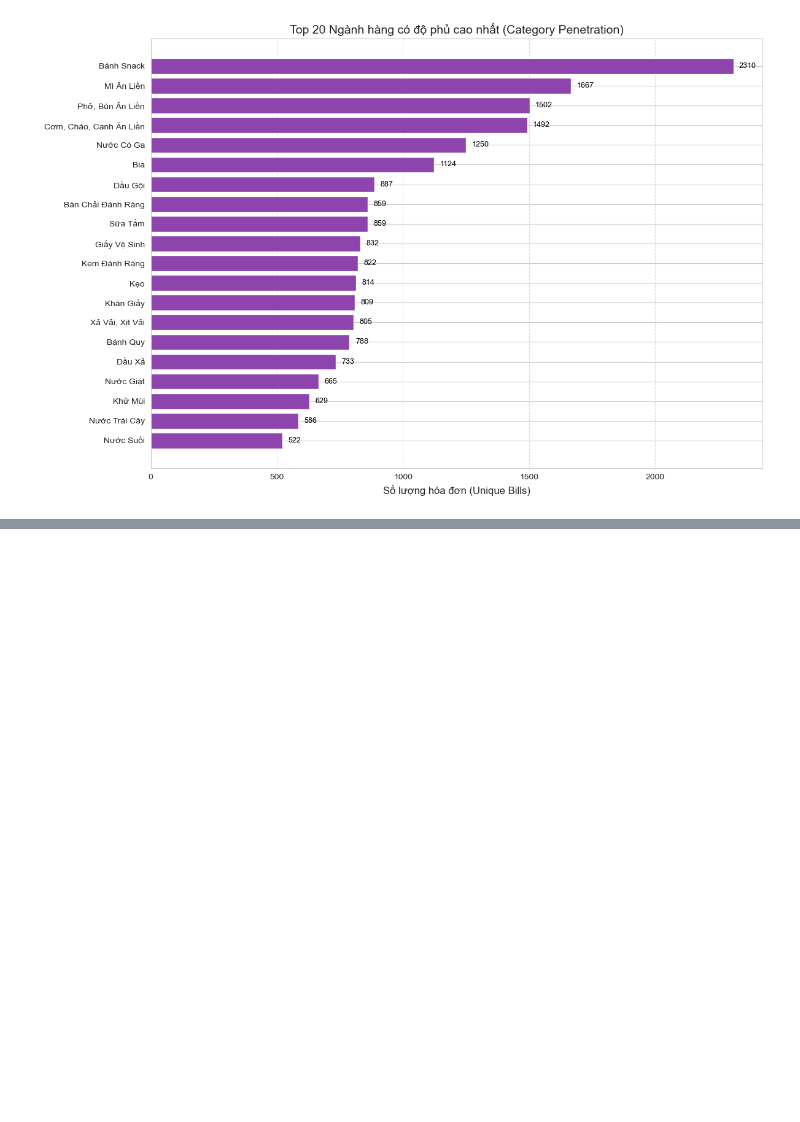
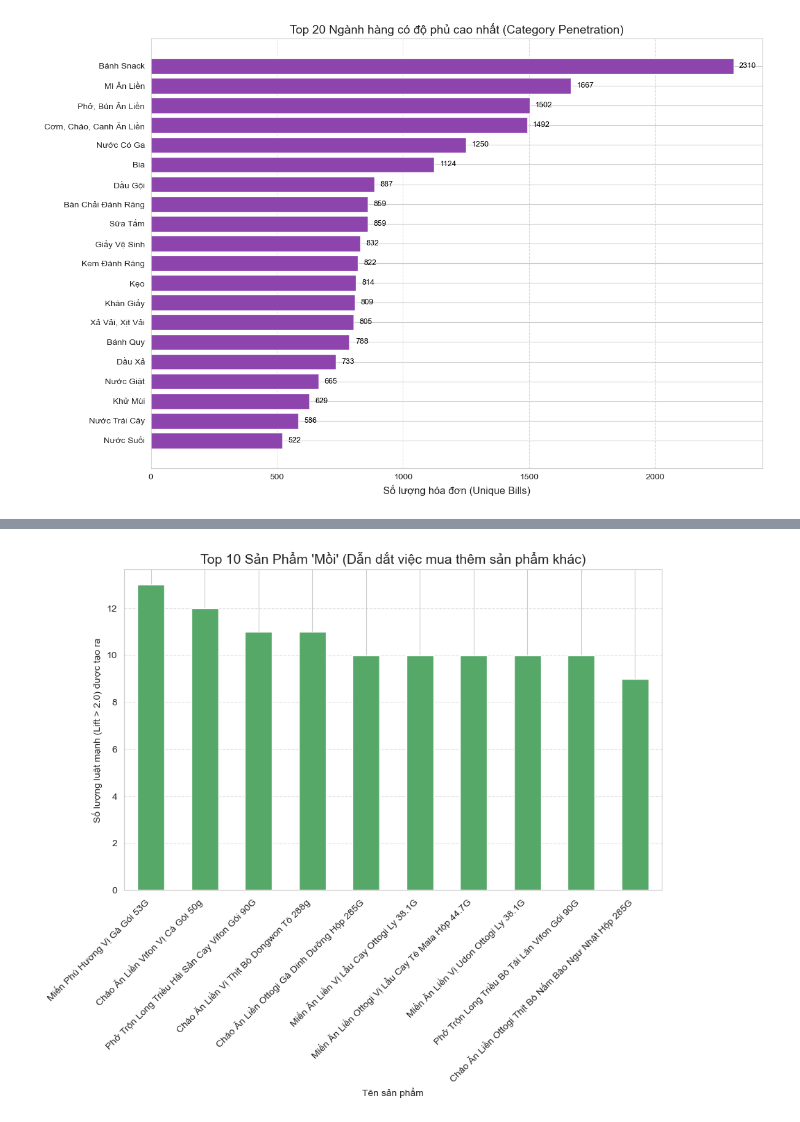
Before and after one commit to TranNhatMinh2012/DACNTT, a Jupyter notebook: Statistics.ipynb, the cells around one changed output, grey strips where cells are left out. Drawn from its saved outputs; the diff is of its cells as text; code cells hidden in the pictures; blank space fills up the shorter version.

```diff
--- a/Statistics.ipynb
+++ b/Statistics.ipynb
@@ -267,0 +359,16 @@ Name: bill_id, dtype: float64
+# %%
+# --- TÌM SẢN PHẨM "MỒI" (DRIVER PRODUCTS) ---
+# Đếm số lượng luật mà sản phẩm đóng vai trò là Antecedent (chỉ xét các luật có Lift > 2.0)
+strong_rules = item_rules[item_rules['lift'] > 2.0]
+driver_counts = strong_rules['antecedent_name'].value_counts().head(10)
+
+plt.figure(figsize=(10, 6))
+driver_counts.plot(kind='bar', color='#55a868')
+plt.title("Top 10 Sản Phẩm 'Mồi' (Dẫn dắt việc mua thêm sản phẩm khác)", fontsize=14)
+plt.ylabel("Số lượng luật mạnh (Lift > 2.0) được tạo ra")
+plt.xlabel("Tên sản phẩm")
+plt.xticks(rotation=45, ha='right')
+plt.grid(axis='y', linestyle='--', alpha=0.5)
+plt.show()
+# %% [output]
+[figure, added]
```
Also changed, not shown: parts of 6 cells of this notebook.
